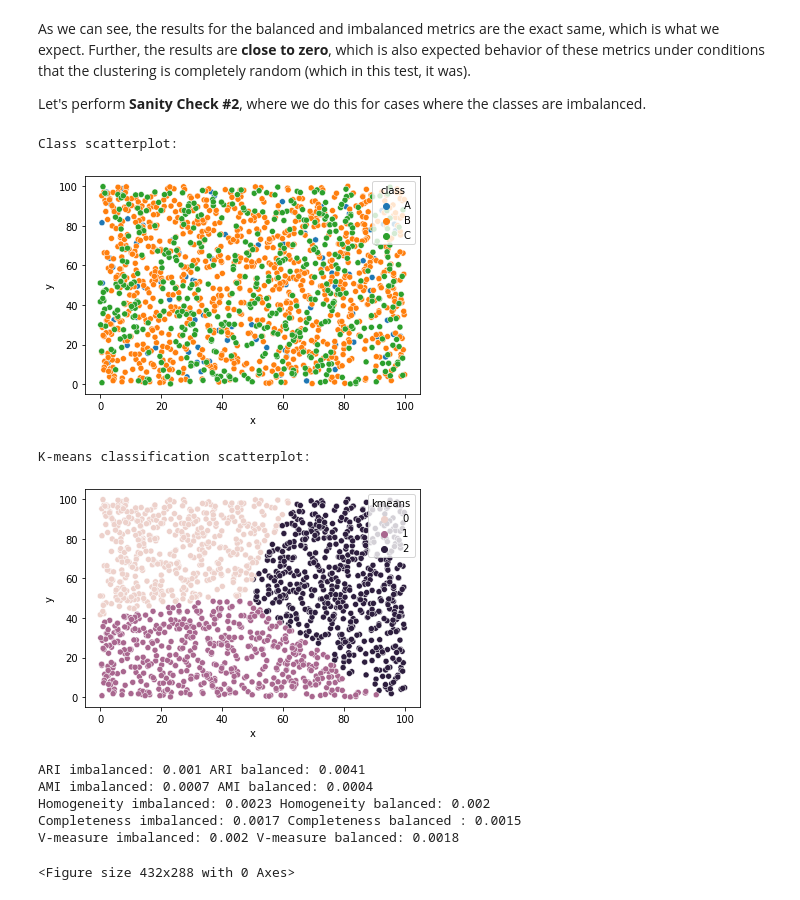
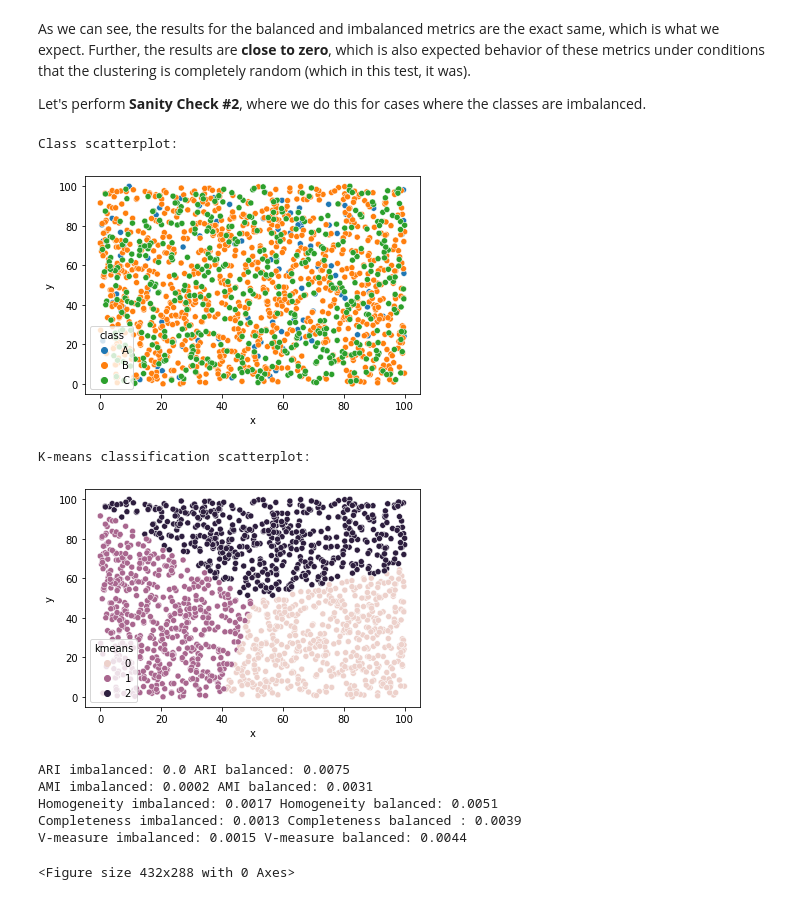
Before and after one commit to hsmaan/balanced-clustering, a Jupyter notebook: notebooks/01_imbalanced_metric_demo.ipynb, the cells around one changed output. Saved outputs shown, nothing was run; the diff lists cells and outputs as text; code cells hidden in the pictures.

```diff
--- a/notebooks/01_imbalanced_metric_demo.ipynb
+++ b/notebooks/01_imbalanced_metric_demo.ipynb
@@ -145,9 +145,6 @@ As we can see, the results for the balanced and imbalanced metrics are the exact
 
 Let's perform **Sanity Check #2**, where we do this for cases where the classes are imbalanced.
 # %%
-# Set a seed for reproducibility
-np.random.seed(42)
-
 # Sample three classes from a uniform distribution - this time with
 # mixed class sizes (imbalance across the board)
 c_1 = np.random.uniform(0, 100, (100, 2))
@@ -191,62 +188,40 @@ sns.scatterplot(
 )
 plt.show()
 plt.clf()
 
-# Determine the values for imbalanced and balanced ARI, AMI, Homogeneity,
-# Completeness, and V-measure and compare - define a function to do this
-def return_metrics(class_arr, cluster_arr):
-    # Determine the imbalanced (base) metric scores
-    ari_imbalanced = adjusted_rand_score(class_arr, cluster_arr)
-    ami_imbalanced = adjusted_mutual_info_score(class_arr, cluster_arr)
-    homog_imbalanced = homogeneity_score(class_arr, cluster_arr)
-    complete_imbalanced = completeness_score(class_arr, cluster_arr)
-    v_measure_imbalanced = v_measure_score(class_arr, cluster_arr)
-
-    # Determine the balanced metrics from `imbalanced-clustering`
-    ari_balanced = balanced_adjusted_rand_index(class_arr, cluster_arr)
-    ami_balanced = balanced_adjusted_mutual_info(class_arr, cluster_arr)
-    homog_balanced = balanced_homogeneity(class_arr, cluster_arr)
-    complete_balanced = balanced_completeness(class_arr, cluster_arr)
-    v_measure_balanced = balanced_v_measure(class_arr, cluster_arr)
-
-    # Return paired balanced imbalance scores
-    return (ari_imbalanced, ari_balanced), (ami_imbalanced, ami_balanced), \
-        (homog_imbalanced, homog_balanced), (complete_imbalanced, complete_balanced), \
-        (v_measure_imbalanced, v_measure_balanced)
-
 # Return and print balanced and imbalanced comparisons
 aris, amis, homogs, completes, v_measures = return_metrics(
     class_arr = cluster_df["class"], cluster_arr = cluster_df["kmeans"]
 )
 print(
     "ARI imbalanced: " + str(round(aris[0], 4)) + " " +
     "ARI balanced: " + str(round(aris[1], 4))
 )
 print(
     "AMI imbalanced: " + str(round(amis[0], 4)) + " " +
     "AMI balanced: " + str(round(amis[1], 4))
 )
 print(
     "Homogeneity imbalanced: " + str(round(homogs[0], 4)) + " " +
     "Homogeneity balanced: " + str(round(homogs[1], 4))
 )
 print(
     "Completeness imbalanced: " + str(round(completes[0], 4)) + " " +
     "Completeness balanced : " + str(round(completes[1], 4))
 )
 print(
     "V-measure imbalanced: " + str(round(v_measures[0], 4)) + " " +
     "V-measure balanced: " + str(round(v_measures[1], 4))
 )
 # %% [output]
 Class scatterplot:
-[figure, old version]
+[figure, new version]
 K-means classification scatterplot:
-[figure, old version]
+[figure, new version]
-ARI imbalanced: 0.001 ARI balanced: 0.0041
-AMI imbalanced: 0.0007 AMI balanced: 0.0004
-Homogeneity imbalanced: 0.0023 Homogeneity balanced: 0.002
-Completeness imbalanced: 0.0017 Completeness balanced : 0.0015
-V-measure imbalanced: 0.002 V-measure balanced: 0.0018
+ARI imbalanced: 0.0 ARI balanced: 0.0075
+AMI imbalanced: 0.0002 AMI balanced: 0.0031
+Homogeneity imbalanced: 0.0017 Homogeneity balanced: 0.0051
+Completeness imbalanced: 0.0013 Completeness balanced : 0.0039
+V-measure imbalanced: 0.0015 V-measure balanced: 0.0044
 <Figure size 432x288 with 0 Axes>
 # %% [markdown]
```
Also changed, not shown: parts of 5 cells of this notebook, 3 other files.
